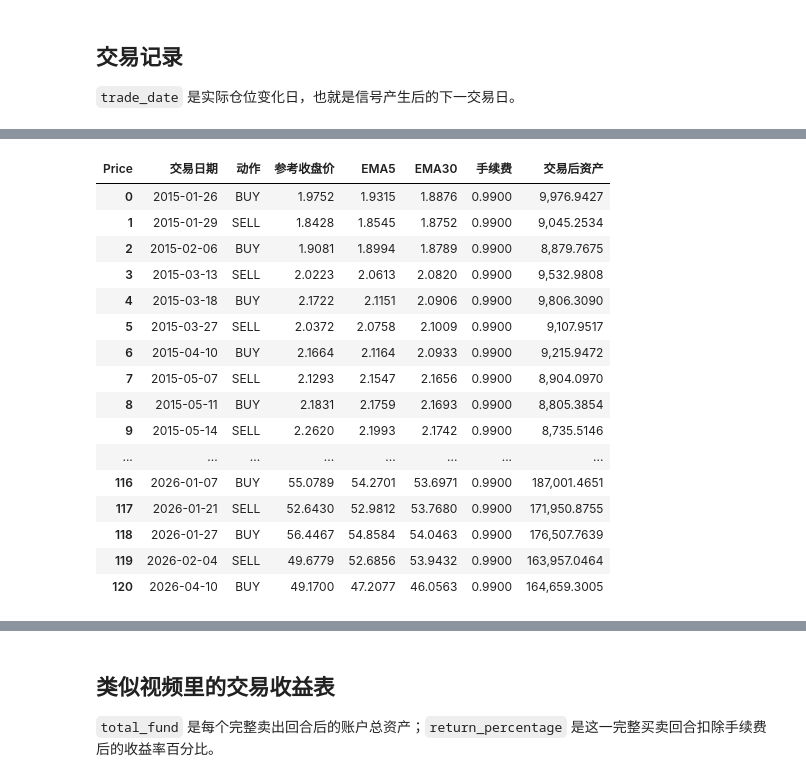
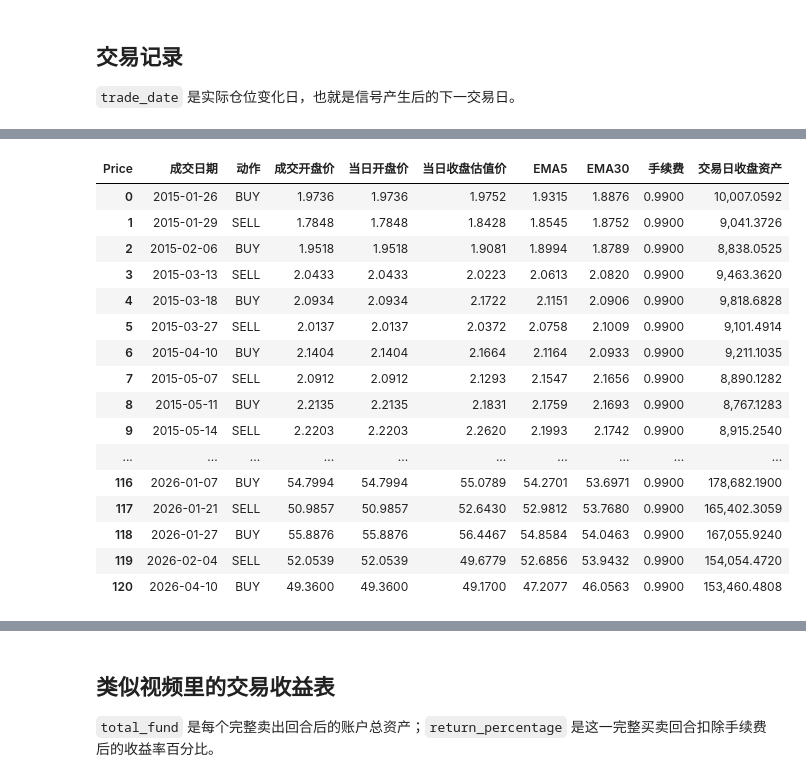
Before and after one commit to RandalTang/Quant_longbridge_trade, a Jupyter notebook: trade_strategy.ipynb, the cells around one changed output, grey strips where cells are left out. Drawn from its saved outputs; the diff is of its cells as text; code cells hidden in the pictures.

```diff
--- a/trade_strategy.ipynb
+++ b/trade_strategy.ipynb
@@ -156,9 +177,9 @@ summary_display
 
 `trade_date` 是实际仓位变化日，也就是信号产生后的下一交易日。
 # %%
-trades = bt.loc[bt["trade_signal"] != 0, ["close", "ema_short", "ema_long", "trade_signal", "commission", "strategy_equity"]].copy()
+trades = bt.loc[bt["trade_signal"] != 0, ["open", "close", "trade_price", "ema_short", "ema_long", "trade_signal", "commission", "strategy_equity"]].copy()
 trades["action"] = trades["trade_signal"].map({1: "BUY", -1: "SELL"})
 trades = trades.rename_axis("trade_date").reset_index()
-trades = trades[["trade_date", "action", "close", "ema_short", "ema_long", "commission", "strategy_equity"]]
+trades = trades[["trade_date", "action", "trade_price", "open", "close", "ema_short", "ema_long", "commission", "strategy_equity"]]
 trades.tail(20)
 # %% [output]
@@ -182,40 +203,42 @@ trades.tail(20)
 # %%
 # 展示所有交易信号，不截断。
-# trade_date 是策略持仓发生变化的日期；该行 close 是回测记录里的参考价格。
+# trade_date 是实际成交日；trade_price 是下一交易日开盘成交价。
 all_trades = trades.copy()
 all_trades["trade_date"] = pd.to_datetime(all_trades["trade_date"]).dt.date
 all_trades = all_trades.rename(
     columns={
-        "trade_date": "交易日期",
+        "trade_date": "成交日期",
         "action": "动作",
-        "close": "参考收盘价",
+        "trade_price": "成交开盘价",
+        "open": "当日开盘价",
+        "close": "当日收盘估值价",
         "ema_short": f"EMA{SHORT_WINDOW}",
         "ema_long": f"EMA{LONG_WINDOW}",
         "commission": "手续费",
-        "strategy_equity": "交易后资产",
+        "strategy_equity": "交易日收盘资产",
     }
 )
 
-with pd.option_context("display.max_rows", None, "display.max_columns", None, "display.width", 200):
+with pd.option_context("display.max_rows", None, "display.max_columns", None, "display.width", 220):
     display(all_trades)
 # %% [output]
-| Price | 交易日期 | 动作 | 参考收盘价 | EMA5 | EMA30 | 手续费 | 交易后资产 |
-| 0 | 2015-01-26 | BUY | 1.9752 | 1.9315 | 1.8876 | 0.9900 | 9,976.9427 |
-| 1 | 2015-01-29 | SELL | 1.8428 | 1.8545 | 1.8752 | 0.9900 | 9,045.2534 |
-| 2 | 2015-02-06 | BUY | 1.9081 | 1.8994 | 1.8789 | 0.9900 | 8,879.7675 |
-| 3 | 2015-03-13 | SELL | 2.0223 | 2.0613 | 2.0820 | 0.9900 | 9,532.9808 |
-| 4 | 2015-03-18 | BUY | 2.1722 | 2.1151 | 2.0906 | 0.9900 | 9,806.3090 |
-| 5 | 2015-03-27 | SELL | 2.0372 | 2.0758 | 2.1009 | 0.9900 | 9,107.9517 |
-| 6 | 2015-04-10 | BUY | 2.1664 | 2.1164 | 2.0933 | 0.9900 | 9,215.9472 |
-| 7 | 2015-05-07 | SELL | 2.1293 | 2.1547 | 2.1656 | 0.9900 | 8,904.0970 |
-| 8 | 2015-05-11 | BUY | 2.1831 | 2.1759 | 2.1693 | 0.9900 | 8,805.3854 |
-| 9 | 2015-05-14 | SELL | 2.2620 | 2.1993 | 2.1742 | 0.9900 | 8,735.5146 |
-| ... | ... | ... | ... | ... | ... | ... | ... |
-| 116 | 2026-01-07 | BUY | 55.0789 | 54.2701 | 53.6971 | 0.9900 | 187,001.4651 |
-| 117 | 2026-01-21 | SELL | 52.6430 | 52.9812 | 53.7680 | 0.9900 | 171,950.8755 |
-| 118 | 2026-01-27 | BUY | 56.4467 | 54.8584 | 54.0463 | 0.9900 | 176,507.7639 |
-| 119 | 2026-02-04 | SELL | 49.6779 | 52.6856 | 53.9432 | 0.9900 | 163,957.0464 |
-| 120 | 2026-04-10 | BUY | 49.1700 | 47.2077 | 46.0563 | 0.9900 | 164,659.3005 |
+| Price | 成交日期 | 动作 | 成交开盘价 | 当日开盘价 | 当日收盘估值价 | EMA5 | EMA30 | 手续费 | 交易日收盘资产 |
+| 0 | 2015-01-26 | BUY | 1.9736 | 1.9736 | 1.9752 | 1.9315 | 1.8876 | 0.9900 | 10,007.0592 |
+| 1 | 2015-01-29 | SELL | 1.7848 | 1.7848 | 1.8428 | 1.8545 | 1.8752 | 0.9900 | 9,041.3726 |
+| 2 | 2015-02-06 | BUY | 1.9518 | 1.9518 | 1.9081 | 1.8994 | 1.8789 | 0.9900 | 8,838.0525 |
+| 3 | 2015-03-13 | SELL | 2.0433 | 2.0433 | 2.0223 | 2.0613 | 2.0820 | 0.9900 | 9,463.3620 |
+| 4 | 2015-03-18 | BUY | 2.0934 | 2.0934 | 2.1722 | 2.1151 | 2.0906 | 0.9900 | 9,818.6828 |
+| 5 | 2015-03-27 | SELL | 2.0137 | 2.0137 | 2.0372 | 2.0758 | 2.1009 | 0.9900 | 9,101.4914 |
+| 6 | 2015-04-10 | BUY | 2.1404 | 2.1404 | 2.1664 | 2.1164 | 2.0933 | 0.9900 | 9,211.1035 |
+| 7 | 2015-05-07 | SELL | 2.0912 | 2.0912 | 2.1293 | 2.1547 | 2.1656 | 0.9900 | 8,890.1282 |
+| 8 | 2015-05-11 | BUY | 2.2135 | 2.2135 | 2.1831 | 2.1759 | 2.1693 | 0.9900 | 8,767.1283 |
+| 9 | 2015-05-14 | SELL | 2.2203 | 2.2203 | 2.2620 | 2.1993 | 2.1742 | 0.9900 | 8,915.2540 |
+| ... | ... | ... | ... | ... | ... | ... | ... | ... | ... |
+| 116 | 2026-01-07 | BUY | 54.7994 | 54.7994 | 55.0789 | 54.2701 | 53.6971 | 0.9900 | 178,682.1900 |
+| 117 | 2026-01-21 | SELL | 50.9857 | 50.9857 | 52.6430 | 52.9812 | 53.7680 | 0.9900 | 165,402.3059 |
+| 118 | 2026-01-27 | BUY | 55.8876 | 55.8876 | 56.4467 | 54.8584 | 54.0463 | 0.9900 | 167,055.9240 |
+| 119 | 2026-02-04 | SELL | 52.0539 | 52.0539 | 49.6779 | 52.6856 | 53.9432 | 0.9900 | 154,054.4720 |
+| 120 | 2026-04-10 | BUY | 49.3600 | 49.3600 | 49.1700 | 47.2077 | 46.0563 | 0.9900 | 153,460.4808 |
 # %%
 completed = []
 entry = None
```
Also changed, not shown: parts of 12 cells of this notebook, 1 other file.
